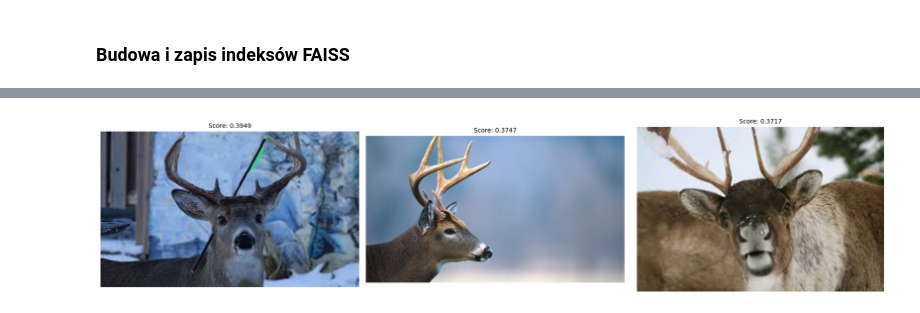
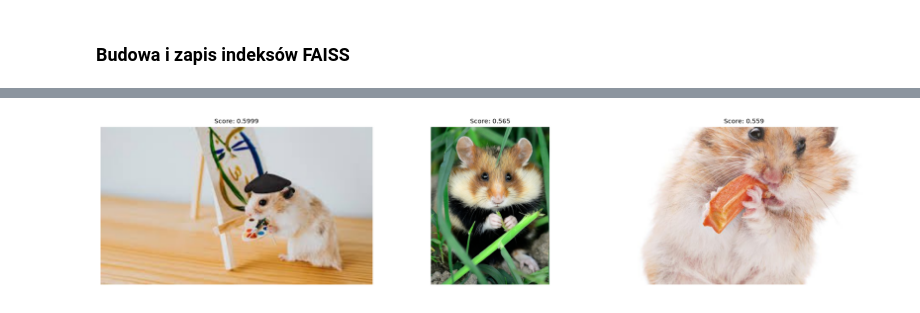
Before and after one commit to Kanigzzz/CLIP-CI-CD-Pipeline, a Jupyter notebook: notebooks/main.ipynb, the cells around one changed output, grey strips where cells are left out. Drawn from its saved outputs; the diff is of its cells as text; code cells hidden in the pictures.

```diff
--- a/notebooks/main.ipynb
+++ b/notebooks/main.ipynb
@@ -636,32 +703,32 @@ def search_image_by_text(query_text: str,
         return_tensors="pt"
     ).to(device)
 
 
     with torch.no_grad():
         text_emb = model.text_tower(tokens['input_ids'], tokens['attention_mask'])
         text_emb = F.normalize(text_emb, p=2, dim=-1)
 
         database_device = database.to(device)
         scores = (text_emb.to(database_device) @ database.T).squeeze(0)
 
         k = min(top_k, database.shape[0])
         top_values, top_indices = torch.topk(scores, k=k)
 
         matched_path = [str(images_path[idx.item()]) for idx in top_indices]
         matched_scores = [round(score.item(), 4) for score in top_values]
 
         return matched_path, matched_scores
 
-result, scores = search_image_by_text("a photo of a big deer", vec_base, images_path, tokenizer, model, device)
+result, scores = search_image_by_text("a photo of a cute hamster", vec_base, images_path, tokenizer, model, device)
 
 fig, axes = plt.subplots(1, len(result), figsize=(18, 4))
 for ax, path, score in zip(axes, result, scores):
     img = Image.open(path).convert("RGB")
     ax.imshow(img)
     ax.set_title(f"Score: {score}", fontsize=10)
     ax.axis("off")
 
 plt.tight_layout()
 plt.show()
 # %% [output]
-[figure, old version]
+[figure, new version]
```
Also changed, not shown: parts of 12 cells of this notebook, 1 other file.
